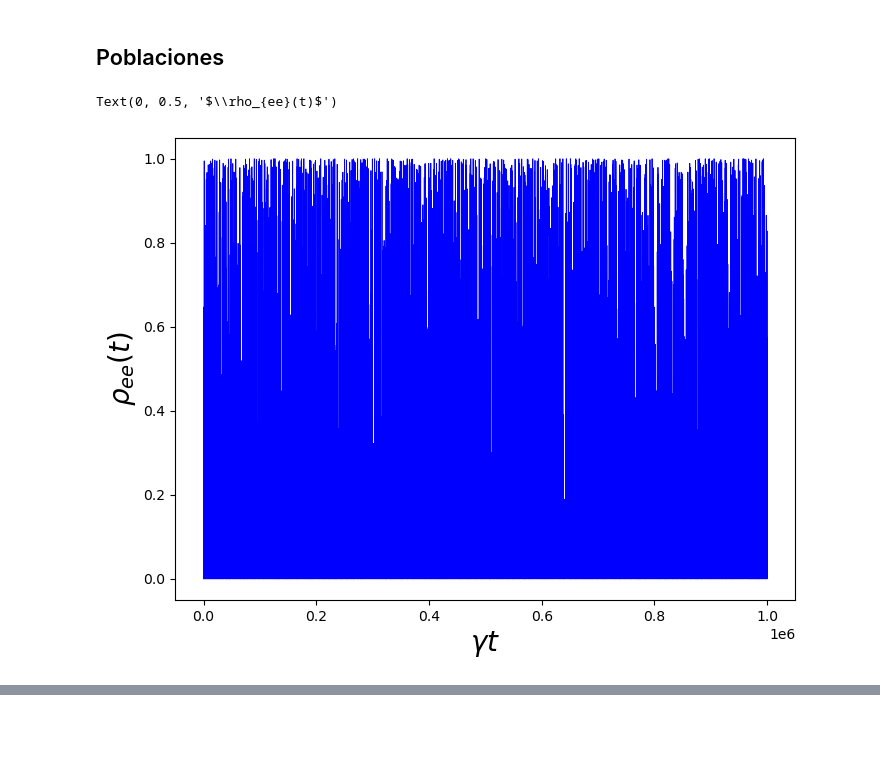
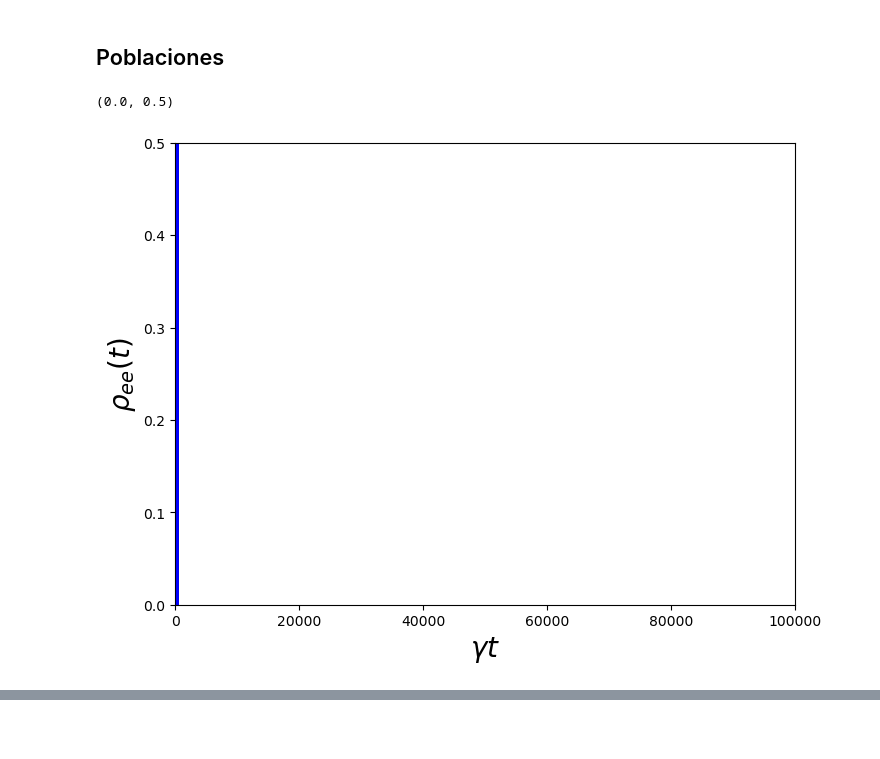
Before and after one commit to LKelvin26/FRI, a Jupyter notebook: 3LA Fluorescencia Resonante Periodos brillantes y oscurso.ipynb, the cells around one changed output, grey strips where cells are left out. Saved outputs shown, nothing was run; the diff lists cells and outputs as text; code cells hidden in the pictures.

```diff
--- a/3LA Fluorescencia Resonante Periodos brillantes y oscurso.ipynb
+++ b/3LA Fluorescencia Resonante Periodos brillantes y oscurso.ipynb
@@ -53,10 +53,11 @@ Agg] #Los valores esperados se ponen en forma de lista, no se si importe su orde
 Omega = 3.5 #Frecuencia de rabi
 Delta = 0 #Desintonia
 ga = 0.015
+
 gd = 0.05
 g = 0.935
 ntraj =1 # Numero de trayectorias
-tlist = np.linspace(0,1000000,10000)
+tlist = np.linspace(0,500,100000)
 
 #El numero de trayectorias necesarias para ver periodos brillantes y obscuros tiene que ser 1
 #De lo contrario como ensamble no se ve porque en el mismo coinciden periodos brillantes con los obscuros de otros
@@ -231,20 +232,21 @@ a
 # %%
 
 plt.figure(figsize=(8,6))
 #plt.bar(tiempos,tdur,width=50,color='orange')
 
 #plt.plot(tlist,MC.expect[0], label =r'$\rho_{aa}(t)$', linestyle='-',linewidth = 0.6, color = 'green')
 plt.plot(tlist,MC.expect[1], label =r'$\rho_{ee}(t)$', linestyle='-',linewidth = 0.6, color = 'blue')
 #plt.plot(tlist,MC.expect[2], label =r'$\rho_{gg}(t)$', linestyle='dashdot',linewidth = 0.5, color = 'orange')
 plt.xlabel(r'$\gamma t$',fontsize=20)
 plt.ylabel(r'$\rho_{ee}(t)$',fontsize=20)
-#plt.xlim(0,100000)
+plt.xlim(0,100000)
+plt.ylim(0,0.5)
 #plt.legend(loc=1, prop={'size': 25})
 #plt.savefig('Fig. 2a.pdf')
 #plt.show()
 # %% [output]
-Text(0, 0.5, '$\\rho_{ee}(t)$')
+(0.0, 0.5)
-[figure, old version]
+[figure, new version]
 # %%
 
 plt.figure(figsize=(8,6))
```
Also changed, not shown: parts of 9 cells of this notebook, 3 other files.
